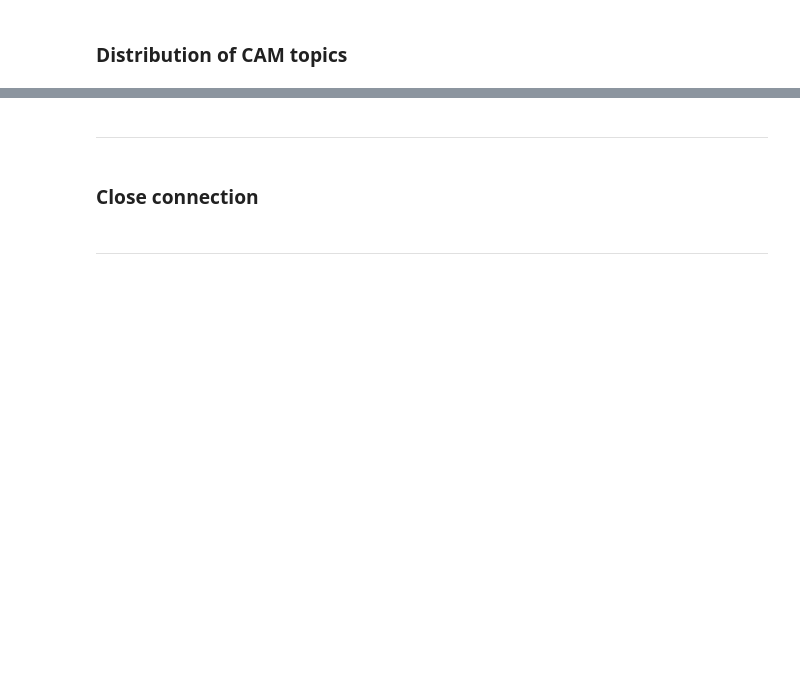
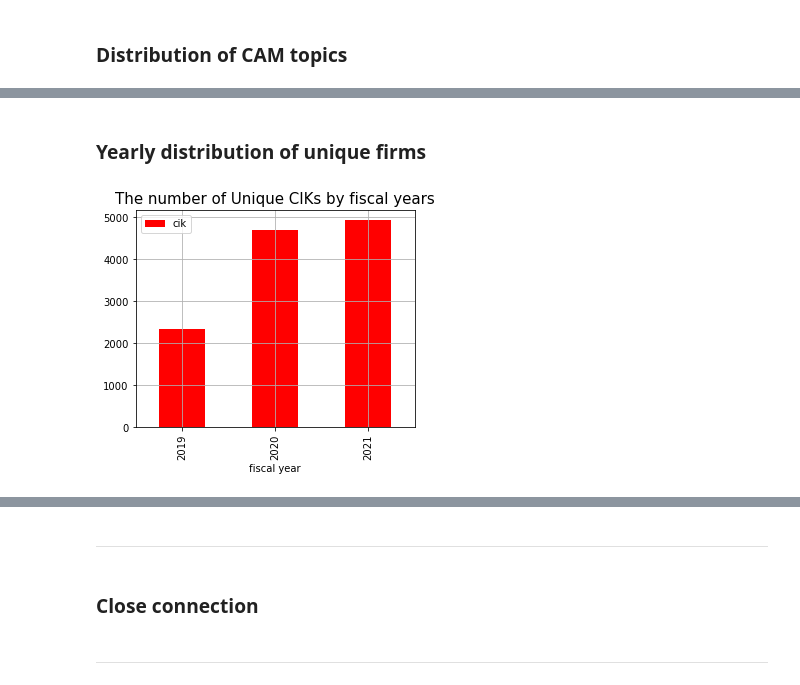
Before and after one commit to jaeyoonyu/jaeyoonyu.github.io, a Jupyter notebook: _code/wrds-download-AuditAnalytics-CAM.ipynb, the cells around one changed output, grey strips where cells are left out. Drawn from its saved outputs; the diff is of its cells as text; code cells hidden in the pictures; blank space fills up the shorter version.

```diff
--- a/_code/wrds-download-AuditAnalytics-CAM.ipynb
+++ b/_code/wrds-download-AuditAnalytics-CAM.ipynb
@@ -135,0 +189,9 @@ plt.show()
+# %% [markdown]
+### Yearly distribution of unique firms
+# %%
+df[['cik','fy']].groupby('fy').nunique('cik').plot(kind='bar', figsize=(5,4), grid= True, color='red')
+plt.title('The number of Unique CIKs by fiscal years', fontsize= 15)
+plt.xlabel('fiscal year')
+plt.show()
+# %% [output]
+[figure, added]
```
Also changed, not shown: parts of 36 cells of this notebook, 3 other files.
